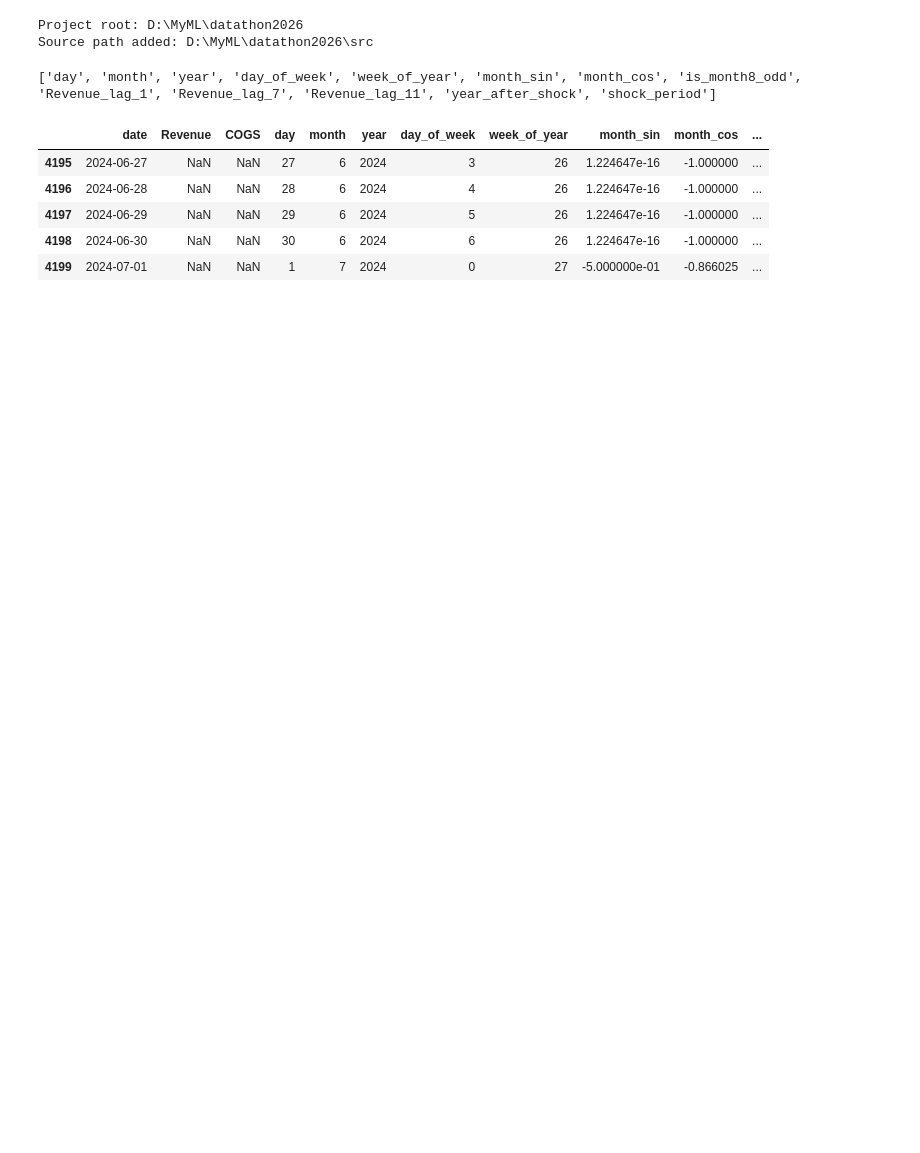
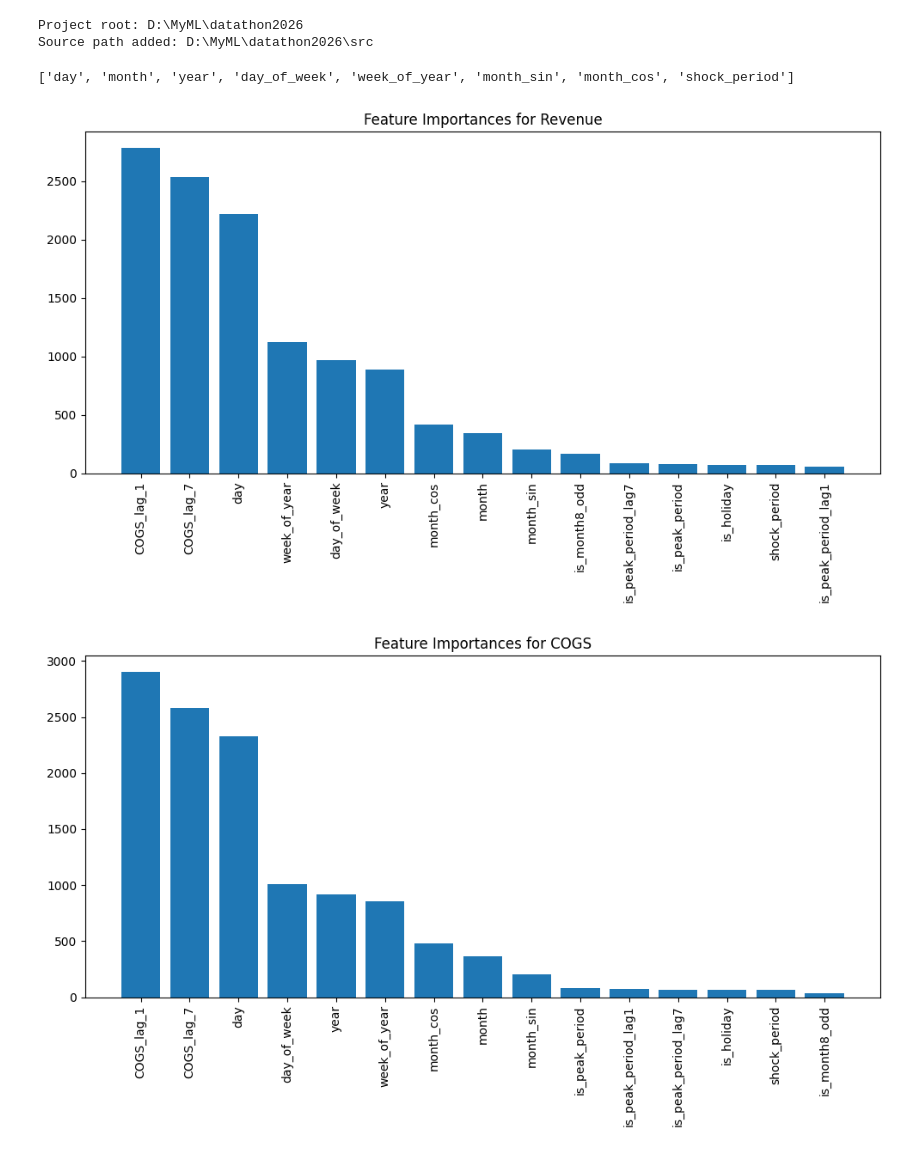
Before and after one commit to 24127027/datathon2026, a Jupyter notebook: notebooks/submission.ipynb, the cells around one changed output. Drawn from its saved outputs; the diff is of its cells as text; code cells hidden in the pictures; blank space fills up the shorter version.

```diff
--- a/notebooks/submission.ipynb
+++ b/notebooks/submission.ipynb
@@ -39,13 +34,17 @@ TRAFFIC_ENGINEER = ["date", "returning_rate"]
 df = pd.DataFrame(
    {"date": pd.date_range(start=TRAIN_RANGE[0], end=PREDICT_RANGE[1], freq="D")}
 )
-df = df.merge(df_sales[SALE_FEATURES_RAW], on="date", how="left")
+df = df.merge(df_sales, on="date", how="left")
 df = add_time_features(df, date_col="date")
 # add feature year_after_shock = max(0, year - 2019)
 # add feature shock_period = 1 if date is between 2019-03-01 and 2022-12-31, else 0
 
-df["year_after_shock"] = (df["date"].dt.year - 2019).clip(lower=0)
+# không thể dùng year after shock do model chưa gặp data nào khi hồi phục
+# df["year_after_shock"] = (df["date"].dt.year - 2019).clip(lower=0)
 df["shock_period"] = ((df["date"] >= "2019-03-01") & (df["date"] <= "2022-12-31")).astype(int)
+# df["month_after_shock"] = ((df["date"].dt.year - 2019) * 12 + df["date"].dt.month - 3).clip(lower=0)
+# df["year_distance_from_2019"] = (df["date"].dt.year - 2019).abs()
+# year dist from shock giúp validation tốt hơn nhưng test lại tệ
 
 # List all feature columns
 feature_columns = list_feature_columns(df)
@@ -55,12 +54,14 @@ df.tail()
 # Cần giải thích tại sao lag 30 cho revenue lại tệ
 # 11 mạnh vượt trội, 12, 13, 14 cải thiện nhưng không lấy
 # 21, 28, 30, 10 làm tệ đi
-df = add_lag_features(df, lags=[1,7,11], target_col="Revenue", date_col="date")
+# COGS giải thích tốt hơn revenue trên tập test, vượt trội
+df = add_lag_features(df, lags=[1,7], target_col="COGS", date_col="date")
+# df = add_lag_features(df, lags=[1,7], target_col="Revenue", date_col="date")
+# Cái feature này thần kỳ vcl
+df["is_month8_odd"] = ((df["month"] == 8) & (df["year"] % 2 == 1))
+
+df["is_peak_period"] = ((df["day"] <= 5) | (df["day"] >= 25)).astype(int)
+df["is_peak_period_lag7"] = df["is_peak_period"].shift(7)
+df["is_peak_period_lag1"] = df["is_peak_period"].shift(1)
 # %% [output]
-['day', 'month', 'year', 'day_of_week', 'week_of_year', 'month_sin', 'month_cos', 'is_month8_odd', 'Revenue_lag_1', 'Revenue_lag_7', 'Revenue_lag_11', 'year_after_shock', 'shock_period']
+['day', 'month', 'year', 'day_of_week', 'week_of_year', 'month_sin', 'month_cos', 'shock_period']
-|  | date | Revenue | COGS | day | month | year | day_of_week | week_of_year | month_sin | month_cos | ... |
-| 4195 | 2024-06-27 | NaN | NaN | 27 | 6 | 2024 | 3 | 26 | 1.224647e-16 | -1.000000 | ... |
-| 4196 | 2024-06-28 | NaN | NaN | 28 | 6 | 2024 | 4 | 26 | 1.224647e-16 | -1.000000 | ... |
-| 4197 | 2024-06-29 | NaN | NaN | 29 | 6 | 2024 | 5 | 26 | 1.224647e-16 | -1.000000 | ... |
-| 4198 | 2024-06-30 | NaN | NaN | 30 | 6 | 2024 | 6 | 26 | 1.224647e-16 | -1.000000 | ... |
-| 4199 | 2024-07-01 | NaN | NaN | 1 | 7 | 2024 | 0 | 27 | -5.000000e-01 | -0.866025 | ... |
@@ -72,14 +68,39 @@ df = add_lag_features(df, lags=[1,7,11], target_col="Revenue", date_col="date")
+# %%
+# Holiday features
+fixed_holidays = [
+    {"day": 1, "month": 1, "name": "New Year's Day"},
+    {"day": 30, "month": 4, "name": "Victory Day"},
+    {"day": 1, "month": 5, "name": "International Labor Day"},
+    {"day": 2, "month": 9, "name": "National Day"},
+]
+
+years = df["date"].dt.year.dropna().unique().tolist()
+fixed_dates = []
+for y in years:
+    for h in fixed_holidays:
+        fixed_dates.append(pd.Timestamp(year=int(y), month=h["month"], day=h["day"]))
+fixed_dates = pd.to_datetime(fixed_dates)
+holiday_dates = pd.to_datetime(pd.Index(fixed_dates))
+
+df["is_holiday"] = df["date"].isin(holiday_dates).astype(int)
+
+model_config = SklearnRegressorConfig(
+    model_type="lightgbm"
+)
 # %%
 model_config = SklearnRegressorConfig(
     model_type="lightgbm",
 )
 
 result = train_validate_models(
     df=df,
     model_config=model_config,
     train_range=("2013-01-01", "2021-12-31"),
     predict_range=("2022-01-01", "2022-12-31"),
+    importance_plot=True,
 )
 
 result["metrics"]
 # %% [output]
+[figure, added]
+[figure, added]
```
Also changed, not shown: parts of 4 cells of this notebook, 7 other files.
